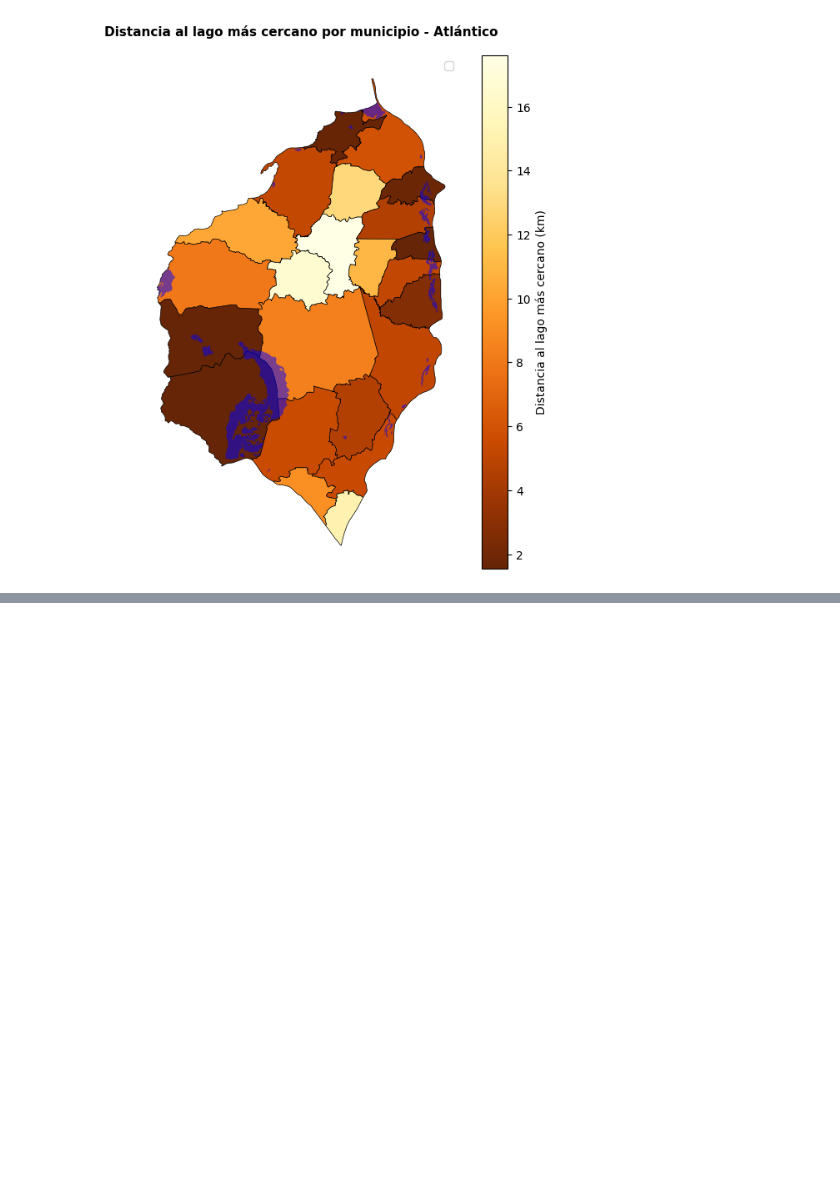
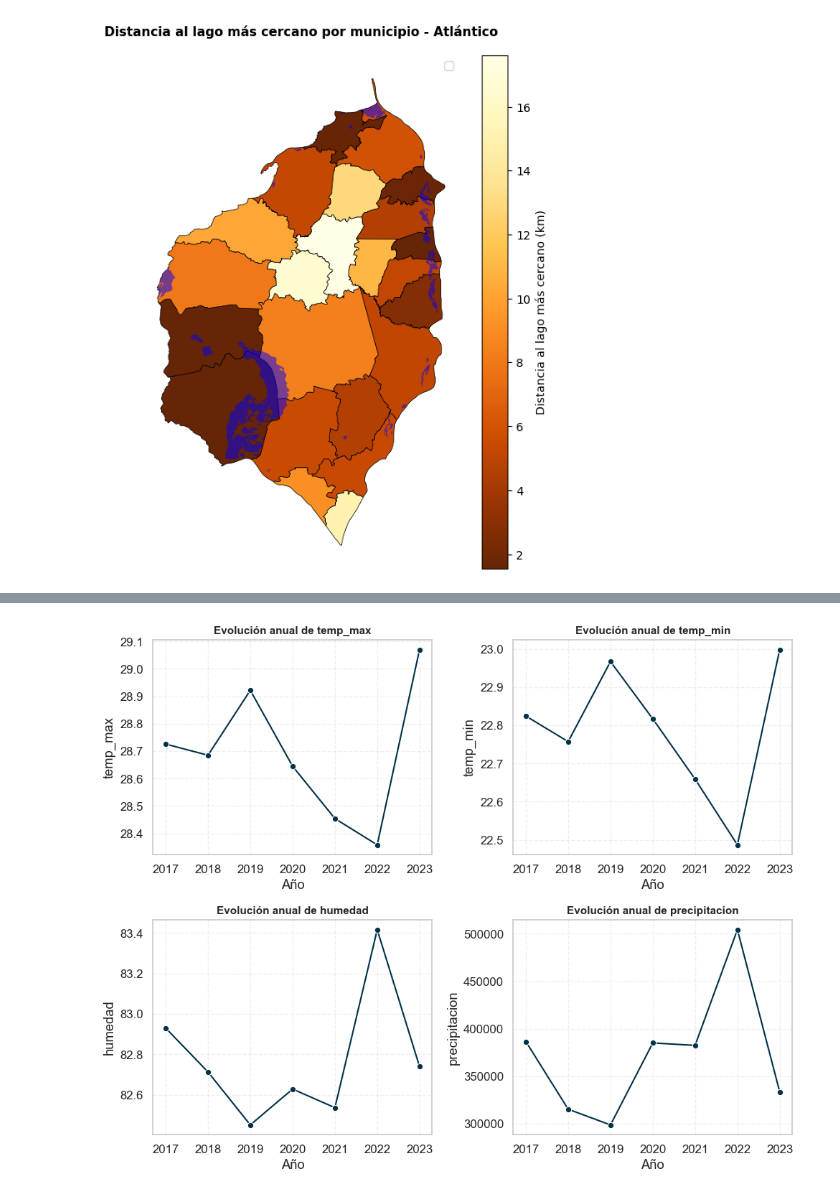
Before and after one commit to Darally06/Dengue_caracterization, a Jupyter notebook: 6_var_entorno.ipynb, the cells around one changed output, grey strips where cells are left out. Saved outputs shown, nothing was run; the diff lists cells and outputs as text; code cells hidden in the pictures; blank space fills up the shorter version.

```diff
--- a/6_var_entorno.ipynb
+++ b/6_var_entorno.ipynb
@@ -428,0 +499,5 @@ df_final.head()
+# %%
+
+evolucion_anual(df, variables)
+# %% [output]
+[figure, added]
```
Also changed, not shown: parts of 23 cells of this notebook.
